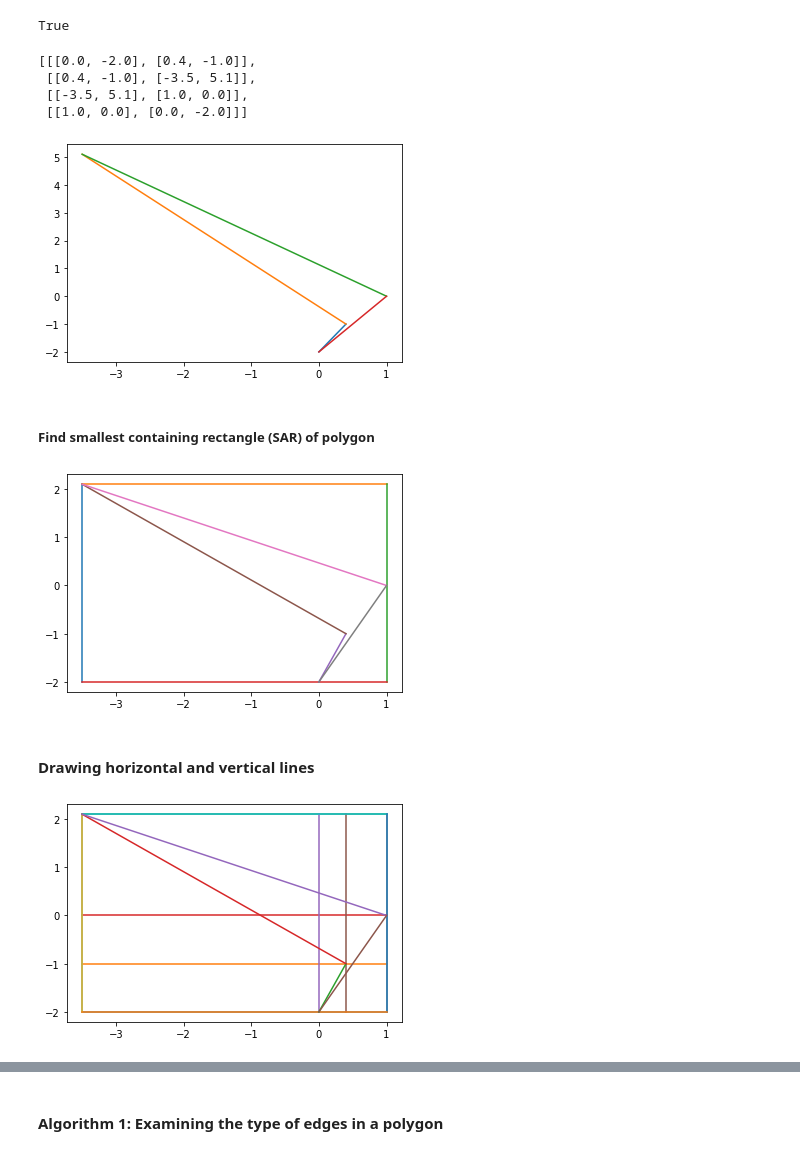
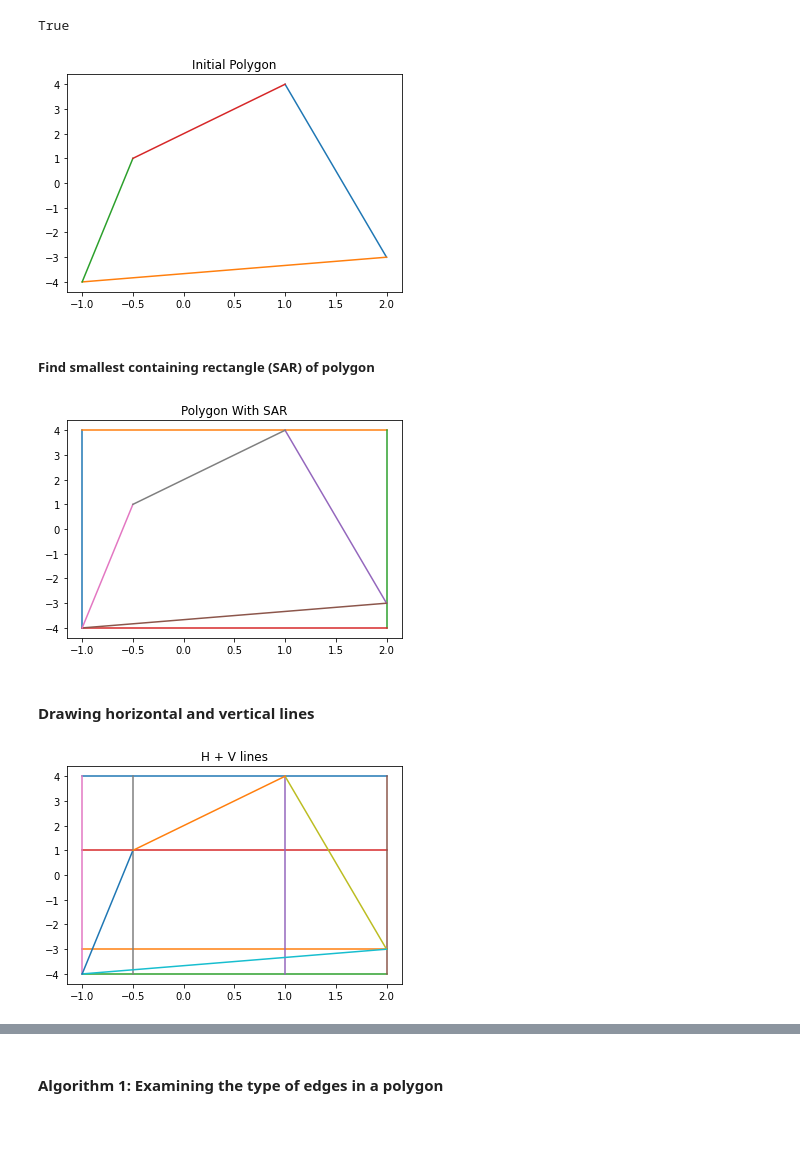
Before and after one commit to oortega20/CS294-final_project, a Jupyter notebook: inscribing_rectangle.ipynb, the cells around one changed output, grey strips where cells are left out. Drawn from its saved outputs; the diff is of its cells as text; code cells hidden in the pictures; blank space fills up the shorter version.

```diff
--- a/inscribing_rectangle.ipynb
+++ b/inscribing_rectangle.ipynb
@@ -49,8 +52,14 @@ def edges(vertices):
     edges = []
     for i in range(4):
         p1, p2 = vertices[i % 4], vertices[(i + 1) % 4]
-        edges.append([p1,p2])
+        edges.append((p1,p2))
     return edges
+
+def vertices(edges):
+    """
+    given a set of four edges, returns the corresponding vertices
+    """
+    return [ edges[0][0], edges[1][0], edges[2][0], edges[3][0]]
 
 def interior_line(line, vertices):
     for start, end in edges(SAR(vertices)):
@@ -107,18 +114,19 @@ points = [[1.0,0.0],[0.4,-1.0],[-3.5,5.1],[0.0,-2.0]]
+# %%
+points = [(1,4),(2,-3),(-1,-4),(-0.5,1)]
 # %%
-e = edges(counter_clockwise(points))
-e
+edge_pts = edges(points)
-# %% [output]
-[[[0.0, -2.0], [0.4, -1.0]],
- [[0.4, -1.0], [-3.5, 5.1]],
- [[-3.5, 5.1], [1.0, 0.0]],
- [[1.0, 0.0], [0.0, -2.0]]]
 # %%
-for edge in e:
+fig = plt.figure()
+
+plt.title('Initial Polygon')
+for edge in edge_pts:
     x_1,x_2 = edge[0][0], edge[1][0]
     y_1,y_2 = edge[0][1], edge[1][1]
     plt.plot([x_1,x_2], [y_1,y_2])
+
+plt.savefig('initial_polygon.png', format='png')
 # %% [output]
-[figure, old version]
+[figure, new version]
 # %% [markdown]
 ##### Find smallest containing rectangle (SAR) of polygon
 # %%
@@ -142,15 +149,22 @@ rec_edges = edges(rec)
 # %%
 #verifying SAR functionality
+fig = plt.figure()
+
+plt.title('Polygon With SAR')
+
 for edge in rec_edges:
     x_1,x_2 = edge[0][0], edge[1][0]
     y_1,y_2 = edge[0][1], edge[1][1]
     plt.plot([x_1,x_2], [y_1,y_2])
-for edge in e:
+
+for edge in edge_pts:
     x_1,x_2 = edge[0][0], edge[1][0]
     y_1,y_2 = edge[0][1], edge[1][1]
     plt.plot([x_1,x_2], [y_1,y_2])
+
+plt.savefig('Polygon with SAR.png', format='png')
 # %% [output]
-[figure, old version]
+[figure, new version]
 # %% [markdown]
 #### Drawing horizontal and vertical lines
 # %%
@@ -173,5 +187,9 @@ def horizontal_lines(vertices):
     return h_lines
 # %%
+fig = plt.figure()
+
+plt.title('H + V lines')
+
 h_lines = horizontal_lines(points)
 v_lines = vertical_lines(points)
 for edge in h_lines:
@@ -184,15 +202,12 @@ for edge in v_lines:
     y_1,y_2 = edge[0][1], edge[1][1]
     plt.plot([x_1,x_2], [y_1,y_2])
 
-for edge in edges(rec):
+for edge in edge_pts:
     x_1,x_2 = edge[0][0], edge[1][0]
     y_1,y_2 = edge[0][1], edge[1][1]
     plt.plot([x_1,x_2], [y_1,y_2])
 
-for edge in e:
-    x_1,x_2 = edge[0][0], edge[1][0]
-    y_1,y_2 = edge[0][1], edge[1][1]
-    plt.plot([x_1,x_2], [y_1,y_2])
+plt.savefig('Polygon with H + V lines.png', format='png')
 # %% [output]
-[figure, old version]
+[figure, new version]
 # %%
```
Also changed, not shown: parts of 31 cells of this notebook.
